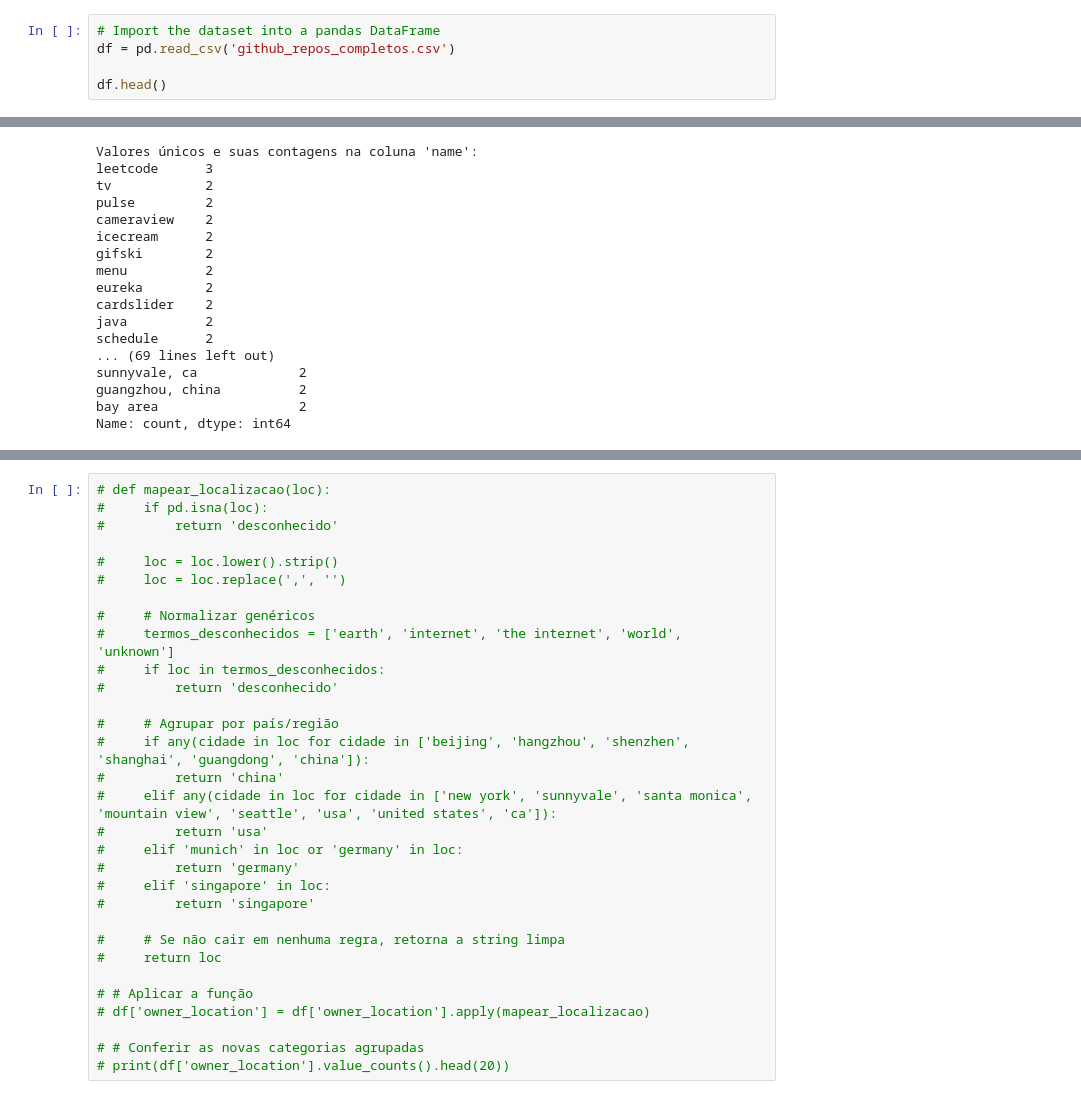
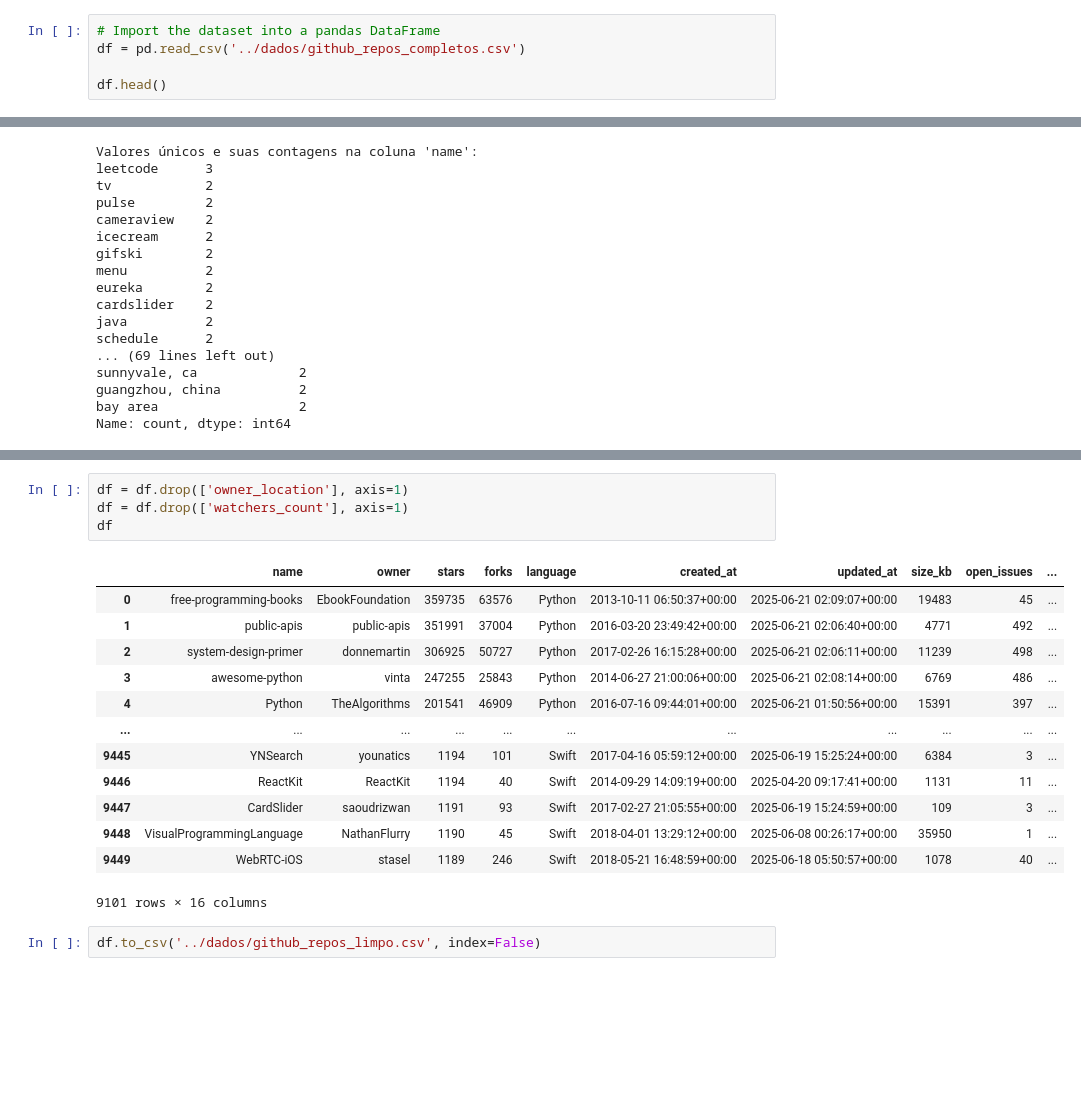
Before and after one commit to LucasjsSilva/data-set-repositorios, a Jupyter notebook: notebooks/req3.ipynb, the cells around one changed output, grey strips where cells are left out. Saved outputs shown, nothing was run; the diff lists cells and outputs as text; blank space fills up the shorter version.

```diff
--- a/notebooks/req3.ipynb
+++ b/notebooks/req3.ipynb
@@ -4,7 +4,7 @@
 import pandas as pd
 # %%
 # Import the dataset into a pandas DataFrame
-df = pd.read_csv('github_repos_completos.csv')
+df = pd.read_csv('../dados/github_repos_completos.csv')
 
 df.head()
 # %% [output]
@@ -245,31 +208,20 @@ Name: count, dtype: int64
-# %%
-# def mapear_localizacao(loc):
-#     if pd.isna(loc):
-#         return 'desconhecido'
-
-#     loc = loc.lower().strip()
-#     loc = loc.replace(',', '')
-
-#     # Normalizar genéricos
-#     termos_desconhecidos = ['earth', 'internet', 'the internet', 'world', 'unknown']
-#     if loc in termos_desconhecidos:
-#         return 'desconhecido'
-
-#     # Agrupar por país/região
-#     if any(cidade in loc for cidade in ['beijing', 'hangzhou', 'shenzhen', 'shanghai', 'guangdong', 'china']):
-#         return 'china'
-#     elif any(cidade in loc for cidade in ['new york', 'sunnyvale', 'santa monica', 'mountain view', 'seattle', 'usa', 'united states', 'ca']):
-#         return 'usa'
-#     elif 'munich' in loc or 'germany' in loc:
-#         return 'germany'
-#     elif 'singapore' in loc:
-#         return 'singapore'
-
-#     # Se não cair em nenhuma regra, retorna a string limpa
-#     return loc
-
-# # Aplicar a função
-# df['owner_location'] = df['owner_location'].apply(mapear_localizacao)
-
-# # Conferir as novas categorias agrupadas
-# print(df['owner_location'].value_counts().head(20))
+# %%
+df = df.drop(['owner_location'], axis=1)
+df = df.drop(['watchers_count'], axis=1)
+df
+# %% [output]
+|  | name | owner | stars | forks | language | created_at | updated_at | size_kb | open_issues | ... |
+| 0 | free-programming-books | EbookFoundation | 359735 | 63576 | Python | 2013-10-11 06:50:37+00:00 | 2025-06-21 02:09:07+00:00 | 19483 | 45 | ... |
+| 1 | public-apis | public-apis | 351991 | 37004 | Python | 2016-03-20 23:49:42+00:00 | 2025-06-21 02:06:40+00:00 | 4771 | 492 | ... |
+| 2 | system-design-primer | donnemartin | 306925 | 50727 | Python | 2017-02-26 16:15:28+00:00 | 2025-06-21 02:06:11+00:00 | 11239 | 498 | ... |
+| 3 | awesome-python | vinta | 247255 | 25843 | Python | 2014-06-27 21:00:06+00:00 | 2025-06-21 02:08:14+00:00 | 6769 | 486 | ... |
+| 4 | Python | TheAlgorithms | 201541 | 46909 | Python | 2016-07-16 09:44:01+00:00 | 2025-06-21 01:50:56+00:00 | 15391 | 397 | ... |
+| ... | ... | ... | ... | ... | ... | ... | ... | ... | ... | ... |
+| 9445 | YNSearch | younatics | 1194 | 101 | Swift | 2017-04-16 05:59:12+00:00 | 2025-06-19 15:25:24+00:00 | 6384 | 3 | ... |
+| 9446 | ReactKit | ReactKit | 1194 | 40 | Swift | 2014-09-29 14:09:19+00:00 | 2025-04-20 09:17:41+00:00 | 1131 | 11 | ... |
+| 9447 | CardSlider | saoudrizwan | 1191 | 93 | Swift | 2017-02-27 21:05:55+00:00 | 2025-06-19 15:24:59+00:00 | 109 | 3 | ... |
+| 9448 | VisualProgrammingLanguage | NathanFlurry | 1190 | 45 | Swift | 2018-04-01 13:29:12+00:00 | 2025-06-08 00:26:17+00:00 | 35950 | 1 | ... |
+| 9449 | WebRTC-iOS | stasel | 1189 | 246 | Swift | 2018-05-21 16:48:59+00:00 | 2025-06-18 05:50:57+00:00 | 1078 | 40 | ... |
+9101 rows × 16 columns
+# %%
+df.to_csv('../dados/github_repos_limpo.csv', index=False)
```
Also changed, not shown: parts of 8 cells of this notebook, 15 other files.
